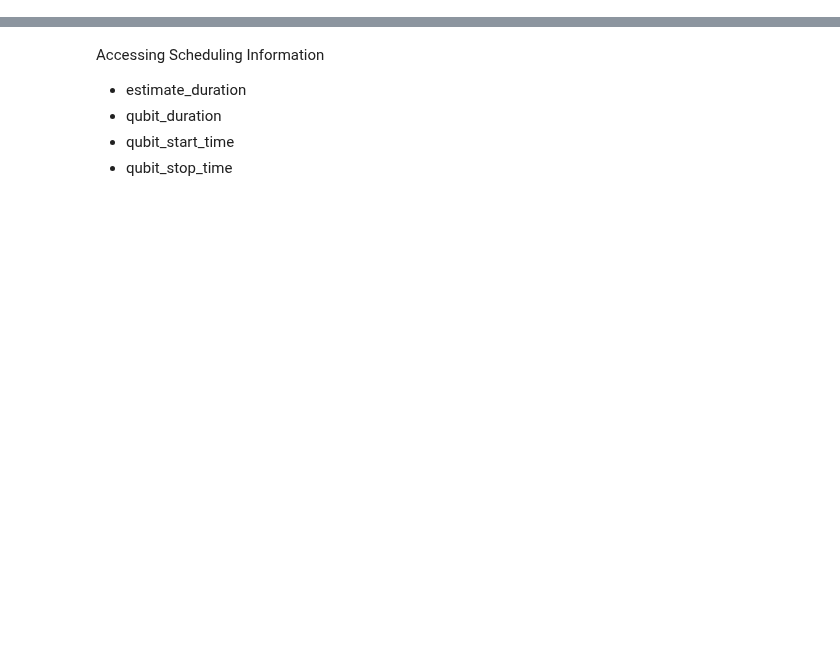
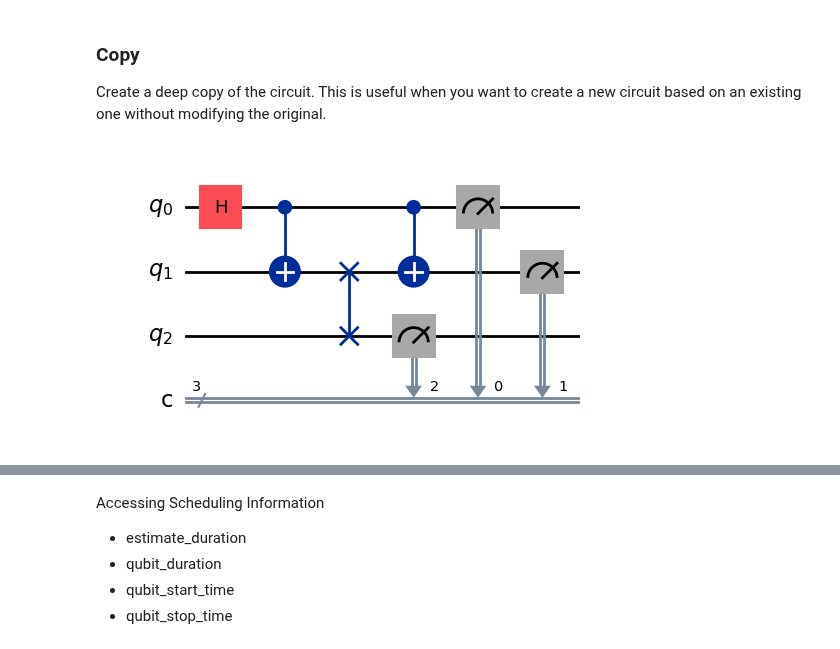
Before and after one commit to kibrahim757/qiskit_certification_examples, a Jupyter notebook: Section_1_Perform_Quantum_Operations/2_4_Circuit_Mechanics.ipynb, the cells around one changed output, grey strips where cells are left out. Cells and saved outputs as stored; diff of their text form; code cells hidden in the pictures; blank space fills up the shorter version.

```diff
--- a/Section_1_Perform_Quantum_Operations/2_4_Circuit_Mechanics.ipynb
+++ b/Section_1_Perform_Quantum_Operations/2_4_Circuit_Mechanics.ipynb
@@ -75,0 +119,11 @@ qc2.draw('mpl')
+# %% [markdown]
+### Copy
+
+Create a deep copy of the circuit. This is useful when you want to create a new circuit based on an existing one without modifying the original.
+# %%
+qc_copy = qc.copy()
+# Modify copy to show independence
+qc_copy.x(0)
+qc.draw('mpl')
+# %% [output]
+[figure, added]
```
Also changed, not shown: parts of 91 cells of this notebook.
